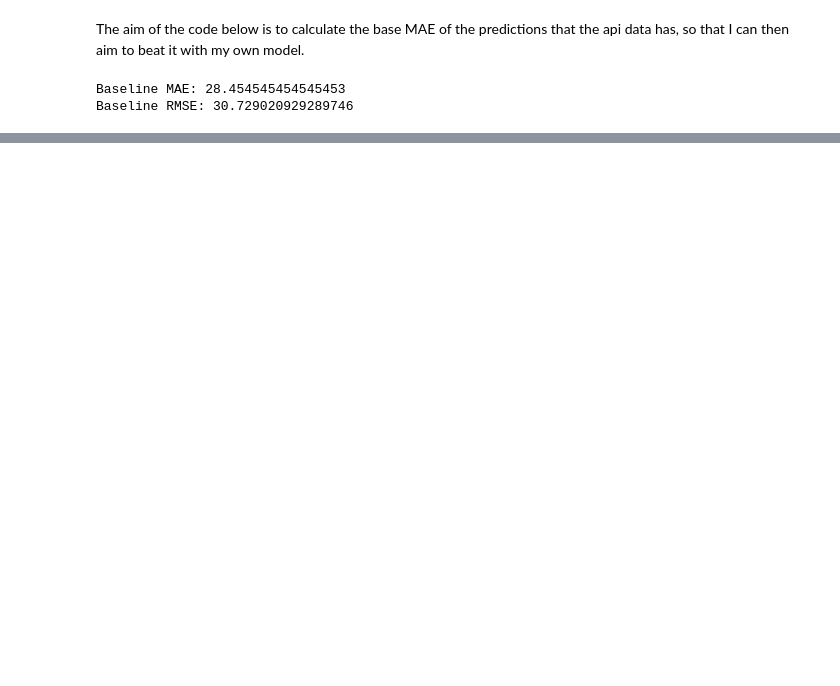
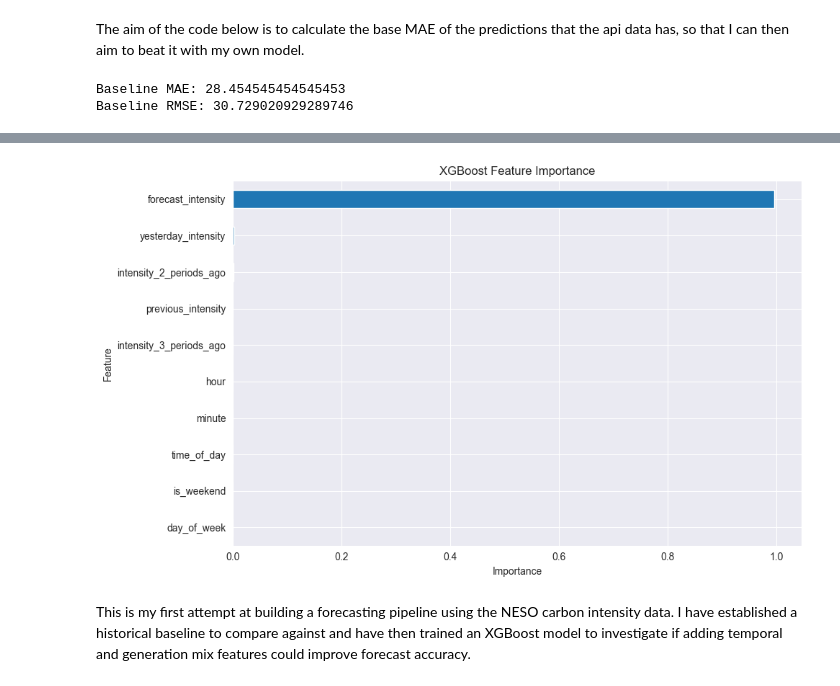
Before and after one commit to Roughmango/neso_dashboard, a Jupyter notebook: notebooks/02_model.ipynb, the cells around one changed output, grey strips where cells are left out. Saved outputs shown, nothing was run; the diff lists cells and outputs as text; code cells hidden in the pictures; blank space fills up the shorter version.

```diff
--- a/notebooks/02_model.ipynb
+++ b/notebooks/02_model.ipynb
@@ -82,0 +212,20 @@ Baseline RMSE: 30.729020929289746
+# %%
+importance = pd.Series(
+    model.feature_importances_,
+    index=features
+).sort_values(ascending=True)
+
+plt.figure(figsize=(10, 6))
+
+importance.plot(kind="barh")
+
+plt.xlabel("Importance")
+plt.ylabel("Feature")
+plt.title("XGBoost Feature Importance")
+
+plt.tight_layout()
+plt.show()
+# %% [output]
+[figure, added]
+# %% [markdown]
+This is my first attempt at building a forecasting pipeline using the NESO carbon intensity data. I have established a historical baseline to compare against and have then trained an XGBoost model to investigate if adding temporal and generation mix features could improve forecast accuracy.
```
Also changed, not shown: parts of 4 cells of this notebook.
